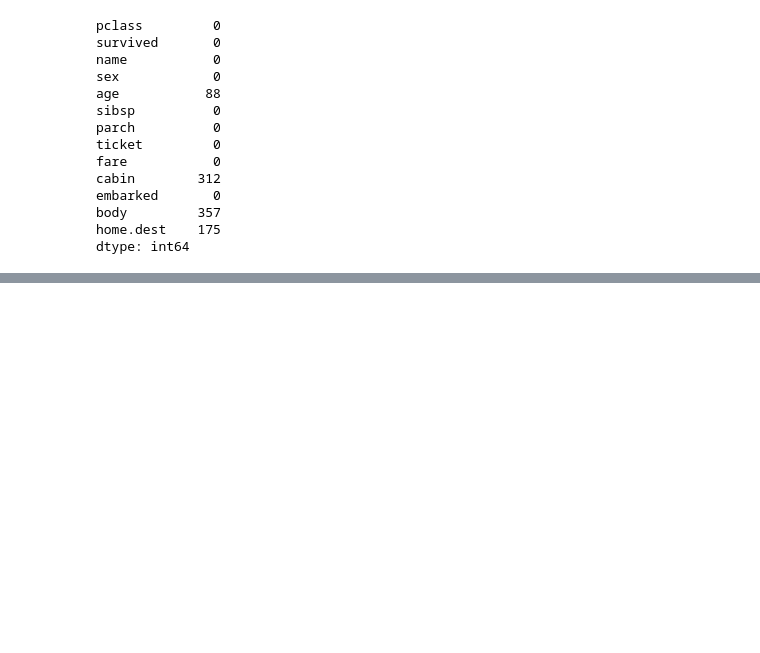
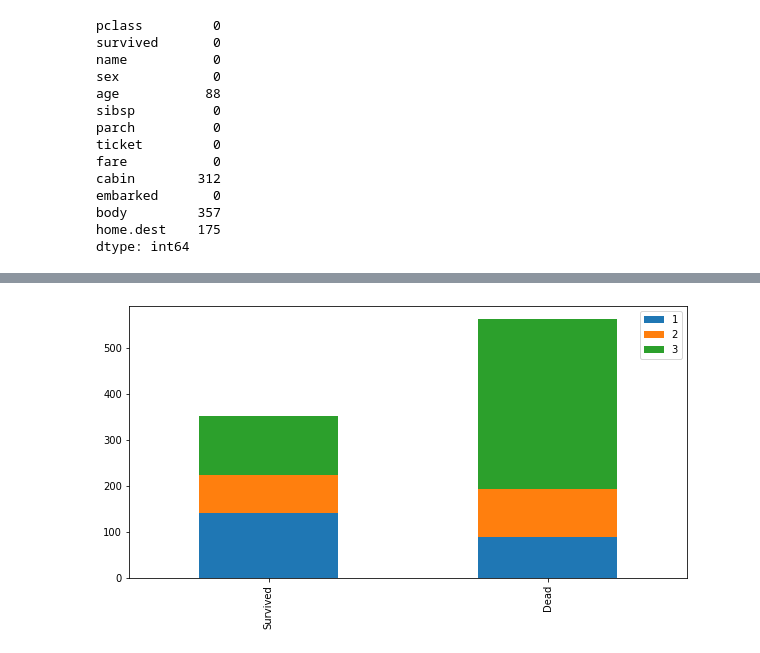
Before and after one commit to soojin888/1st_semester_study, a Jupyter notebook: etc/1학기_임수진_titanic_EDA.ipynb, the cells around one changed output, grey strips where cells are left out. Cells and saved outputs as stored; diff of their text form; code cells hidden in the pictures; blank space fills up the shorter version.

```diff
--- a/etc/1학기_임수진_titanic_EDA.ipynb
+++ b/etc/1학기_임수진_titanic_EDA.ipynb
@@ -133,0 +149,8 @@ df_test = df_test.drop(['ticket', 'body', 'home.dest'], axis=1)
+# %%
+# 피처 : pclass
+# 1. 생존 여부에 관련이 높음
+# 2. pclass가 3등급 일수록 죽을 확률이 높음, 1등급이 생존할 확률이 높음
+# 3. pclass 3이 타이타닉 배에 앞뒤에 있었음, 배가 앞 또는 뒤로 먼저 침몰되었을 가능성이 높음
+survived_or_dead('pclass')
+# %% [output]
+[figure, added]
```
Also changed, not shown: parts of 40 cells of this notebook.
